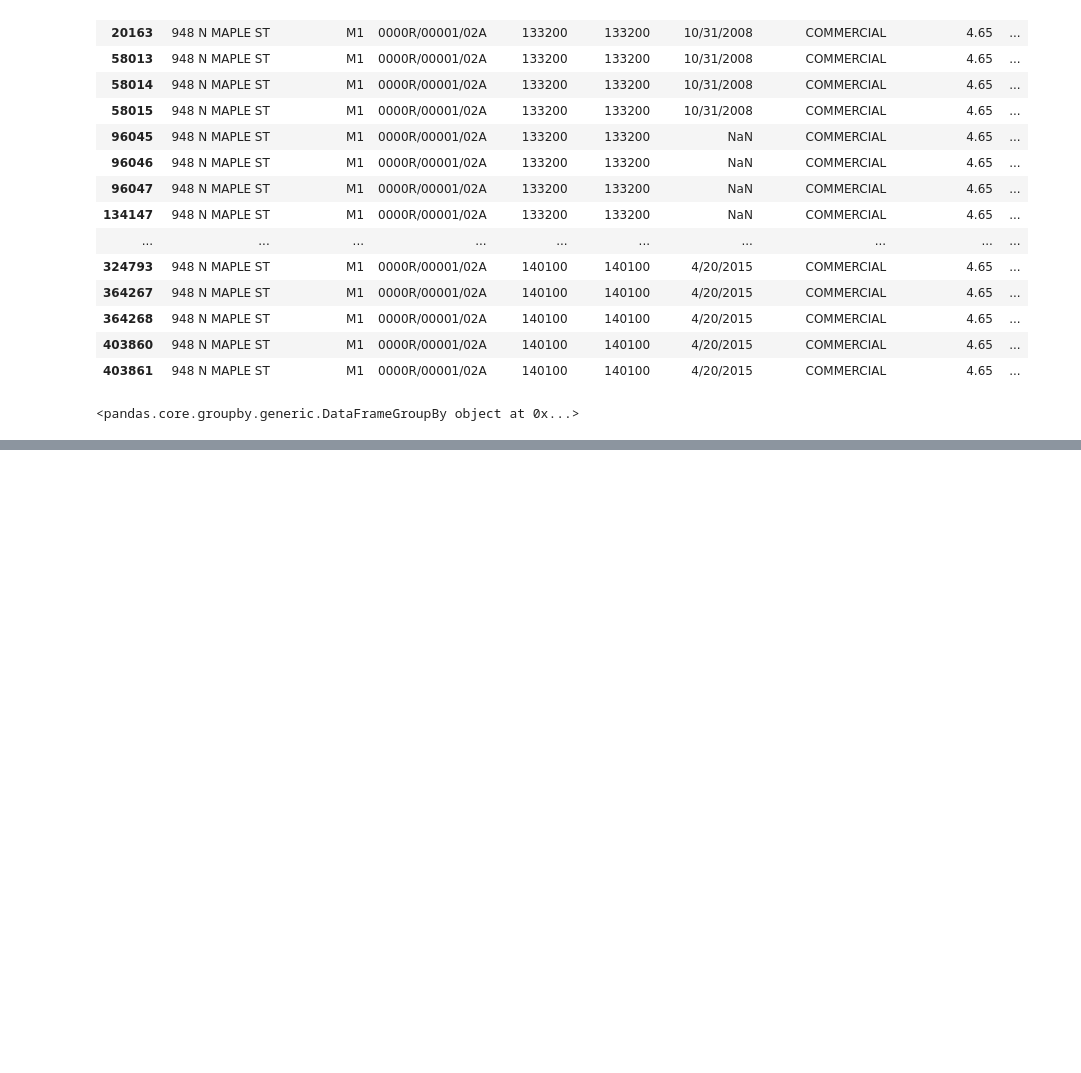
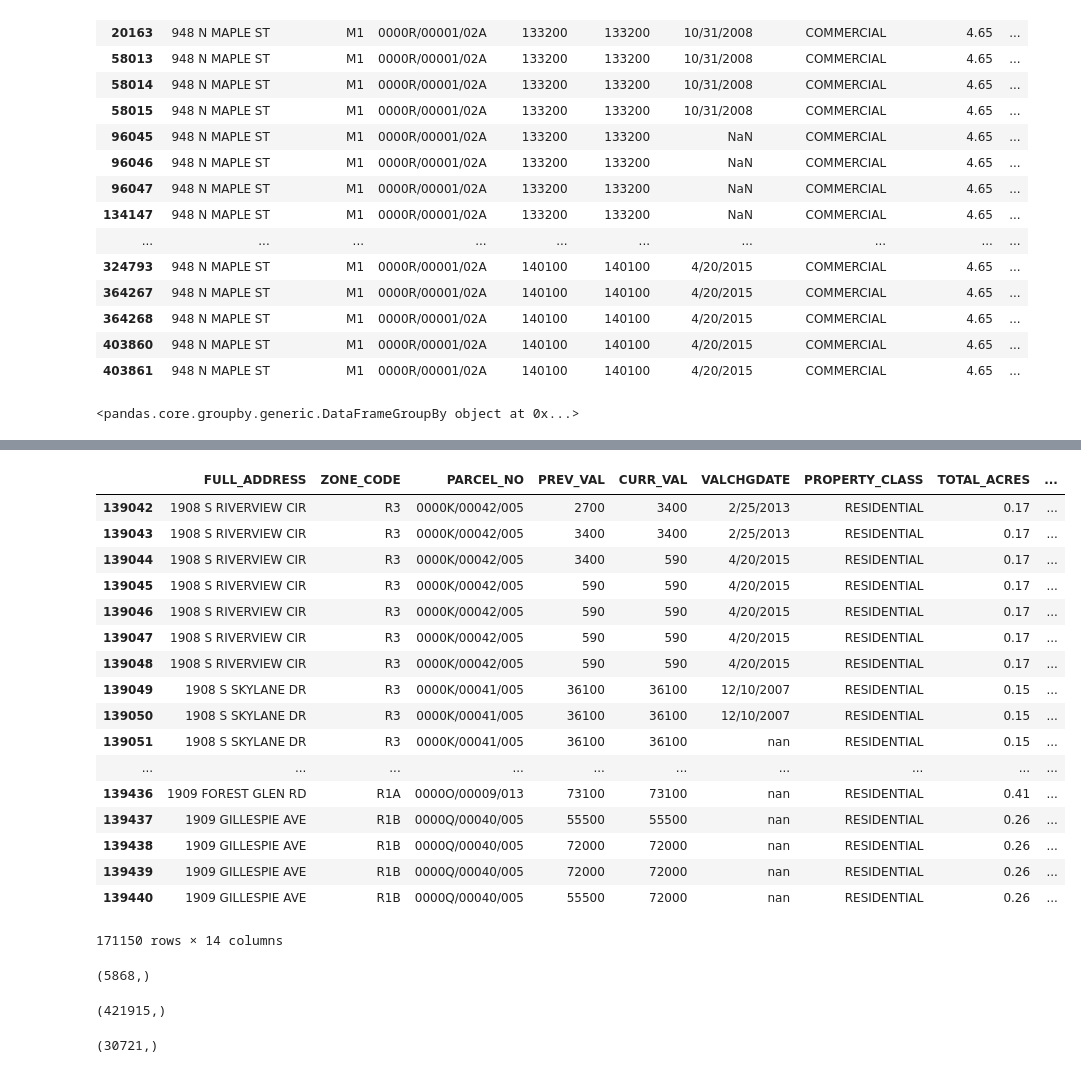
Before and after one commit to asensio-lab/albany-housing-analytics, a Jupyter notebook: preprocessing/propertyvalues/fix_tax_addresses_master.ipynb, the cells around one changed output, grey strips where cells are left out. Drawn from its saved outputs; the diff is of its cells as text; code cells hidden in the pictures; blank space fills up the shorter version.

```diff
--- a/preprocessing/propertyvalues/fix_tax_addresses_master.ipynb
+++ b/preprocessing/propertyvalues/fix_tax_addresses_master.ipynb
@@ -576,0 +688,21 @@ df_tax_sorted.head(20)
+# %%
+def construct_ymd():
+    year = []
+    month = []
+    day = []
+    for i in range(len(df_tax_sorted)):
+        if i % 50000 == 0:
+            print(str(i))
+        current_date = df_tax_sorted.iloc[i]['TS_DATES']
+        if current_date == "NA":
+            year.append("NA")
+            month.append("NA")
+            day.append("NA")
+        else:
+            split = current_date.split("/")
+            year.append(split[2])
+            month.append(split[0])
+            day.append(split[1])
+    return pd.DataFrame({'YEAR': year, 'MONTH': month, 'DAY': day})
+# %%
+ymd = construct_ymd()
@@ -576,0 +739,23 @@ df_tax_sorted.head(20)
+# %%
+df_final = pd.concat([df_tax_sorted, ymd], axis=1)
+# %%
+df_final.iloc[139042:310192]
+# %% [output]
+|  | FULL_ADDRESS | ZONE_CODE | PARCEL_NO | PREV_VAL | CURR_VAL | VALCHGDATE | PROPERTY_CLASS | TOTAL_ACRES | ... |
+| 139042 | 1908 S RIVERVIEW CIR | R3 | 0000K/00042/005 | 2700 | 3400 | 2/25/2013 | RESIDENTIAL | 0.17 | ... |
+| 139043 | 1908 S RIVERVIEW CIR | R3 | 0000K/00042/005 | 3400 | 3400 | 2/25/2013 | RESIDENTIAL | 0.17 | ... |
+| 139044 | 1908 S RIVERVIEW CIR | R3 | 0000K/00042/005 | 3400 | 590 | 4/20/2015 | RESIDENTIAL | 0.17 | ... |
+| 139045 | 1908 S RIVERVIEW CIR | R3 | 0000K/00042/005 | 590 | 590 | 4/20/2015 | RESIDENTIAL | 0.17 | ... |
+| 139046 | 1908 S RIVERVIEW CIR | R3 | 0000K/00042/005 | 590 | 590 | 4/20/2015 | RESIDENTIAL | 0.17 | ... |
+| 139047 | 1908 S RIVERVIEW CIR | R3 | 0000K/00042/005 | 590 | 590 | 4/20/2015 | RESIDENTIAL | 0.17 | ... |
+| 139048 | 1908 S RIVERVIEW CIR | R3 | 0000K/00042/005 | 590 | 590 | 4/20/2015 | RESIDENTIAL | 0.17 | ... |
+| 139049 | 1908 S SKYLANE DR | R3 | 0000K/00041/005 | 36100 | 36100 | 12/10/2007 | RESIDENTIAL | 0.15 | ... |
+| 139050 | 1908 S SKYLANE DR | R3 | 0000K/00041/005 | 36100 | 36100 | 12/10/2007 | RESIDENTIAL | 0.15 | ... |
+| 139051 | 1908 S SKYLANE DR | R3 | 0000K/00041/005 | 36100 | 36100 | nan | RESIDENTIAL | 0.15 | ... |
+| ... | ... | ... | ... | ... | ... | ... | ... | ... | ... |
+| 139436 | 1909 FOREST GLEN RD | R1A | 0000O/00009/013 | 73100 | 73100 | nan | RESIDENTIAL | 0.41 | ... |
+| 139437 | 1909 GILLESPIE AVE | R1B | 0000Q/00040/005 | 55500 | 55500 | nan | RESIDENTIAL | 0.26 | ... |
+| 139438 | 1909 GILLESPIE AVE | R1B | 0000Q/00040/005 | 72000 | 72000 | nan | RESIDENTIAL | 0.26 | ... |
+| 139439 | 1909 GILLESPIE AVE | R1B | 0000Q/00040/005 | 72000 | 72000 | nan | RESIDENTIAL | 0.26 | ... |
+| 139440 | 1909 GILLESPIE AVE | R1B | 0000Q/00040/005 | 55500 | 72000 | nan | RESIDENTIAL | 0.26 | ... |
+171150 rows × 14 columns
@@ -576,0 +768,12 @@ df_tax_sorted.head(20)
+# %%
+not_found.shape
+# %% [output]
+(5868,)
+# %%
+test_t_addr.shape
+# %% [output]
+(421915,)
+# %%
+test_f_addr.shape
+# %% [output]
+(30721,)
```
Also changed, not shown: parts of 33 cells of this notebook, 1 other file.
